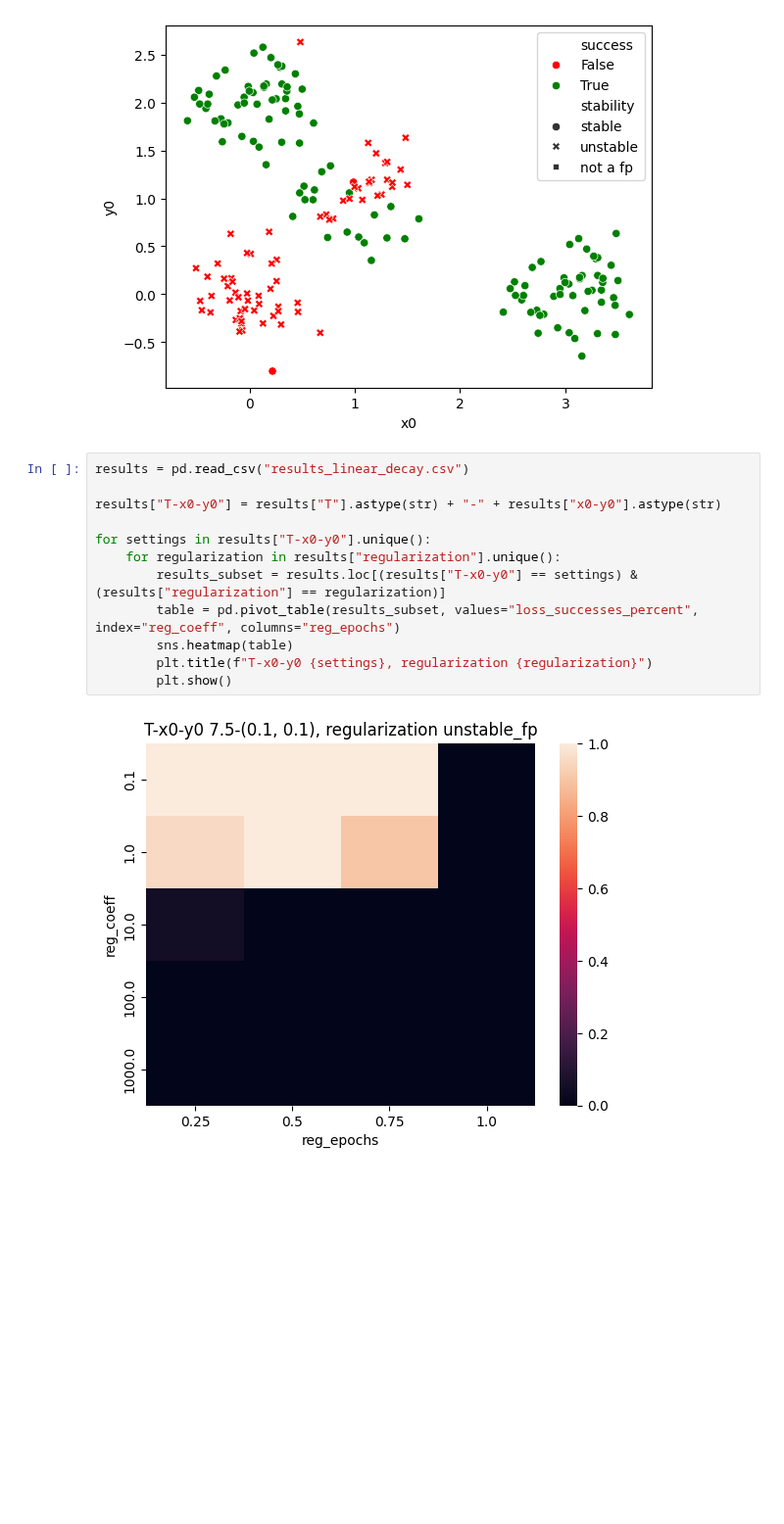
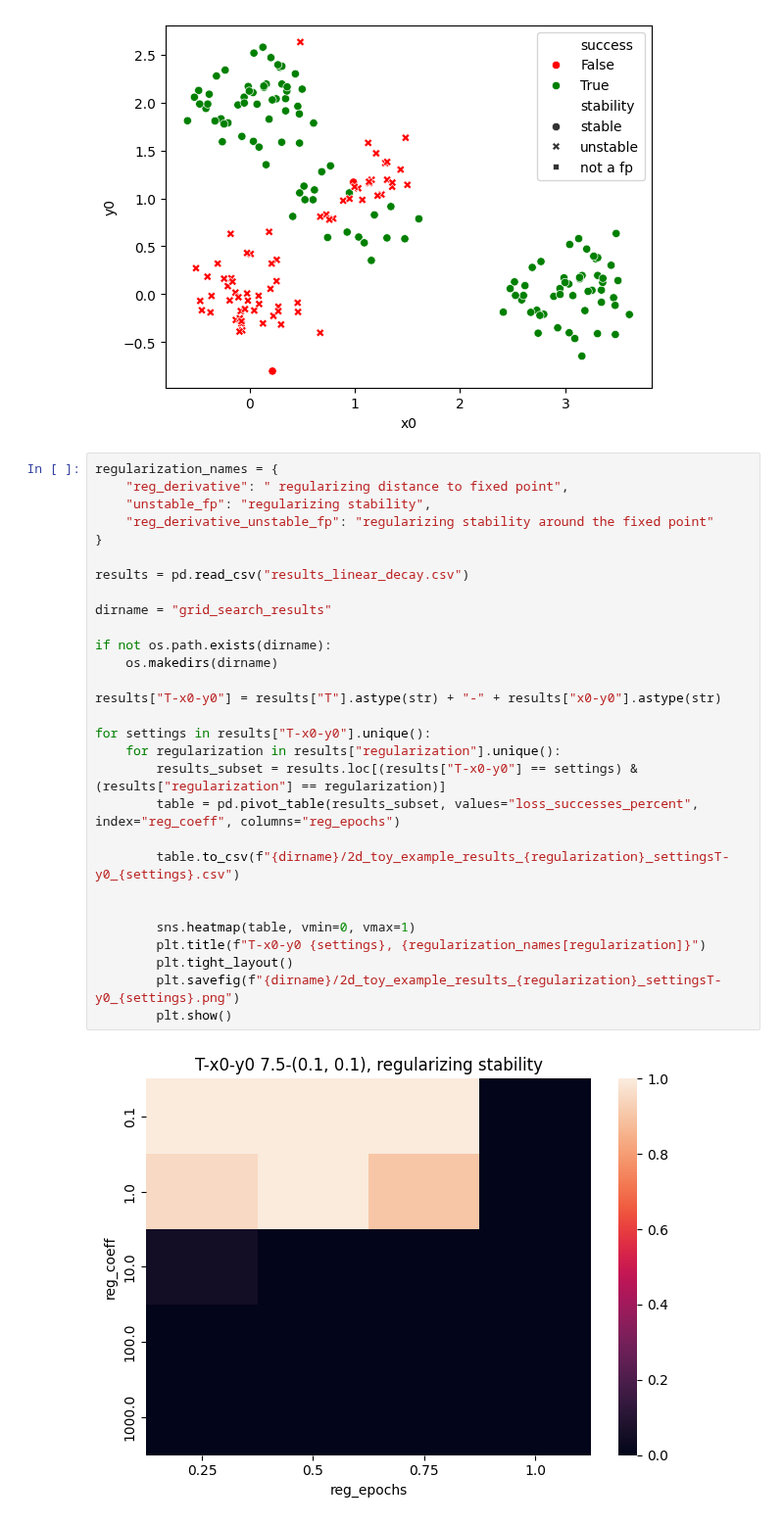
Before and after one commit to losmib/PINNs_fixed_points, a Jupyter notebook: 2d_toy_example/results_visualizations.ipynb, the cells around one changed output. Shown at 98% size. Cells and saved outputs as stored; diff of their text form; blank space fills up the shorter version.

```diff
--- a/2d_toy_example/results_visualizations.ipynb
+++ b/2d_toy_example/results_visualizations.ipynb
@@ -65,16 +66,33 @@ See the caveats in the documentation: https://pandas.pydata.org/pandas-docs/stab
 <Axes: xlabel='x0', ylabel='y0'>
 [figure]
 # %%
+regularization_names = {
+    "reg_derivative": " regularizing distance to fixed point",
+    "unstable_fp": "regularizing stability",
+    "reg_derivative_unstable_fp": "regularizing stability around the fixed point"
+}
+
 results = pd.read_csv("results_linear_decay.csv")
+
+dirname = "grid_search_results"
+
+if not os.path.exists(dirname):
+    os.makedirs(dirname)
 
 results["T-x0-y0"] = results["T"].astype(str) + "-" + results["x0-y0"].astype(str)
 
 for settings in results["T-x0-y0"].unique():
     for regularization in results["regularization"].unique():
         results_subset = results.loc[(results["T-x0-y0"] == settings) & (results["regularization"] == regularization)]
         table = pd.pivot_table(results_subset, values="loss_successes_percent", index="reg_coeff", columns="reg_epochs")
-        sns.heatmap(table)
-        plt.title(f"T-x0-y0 {settings}, regularization {regularization}")
+
+        table.to_csv(f"{dirname}/2d_toy_example_results_{regularization}_settingsT-y0_{settings}.csv")
+
+
+        sns.heatmap(table, vmin=0, vmax=1)
+        plt.title(f"T-x0-y0 {settings}, {regularization_names[regularization]}")
+        plt.tight_layout()
+        plt.savefig(f"{dirname}/2d_toy_example_results_{regularization}_settingsT-y0_{settings}.png")
         plt.show()
 # %% [output]
-[figure, old version]
+[figure, new version]
```
Also changed, not shown: parts of 2 cells of this notebook, 12 other files.
